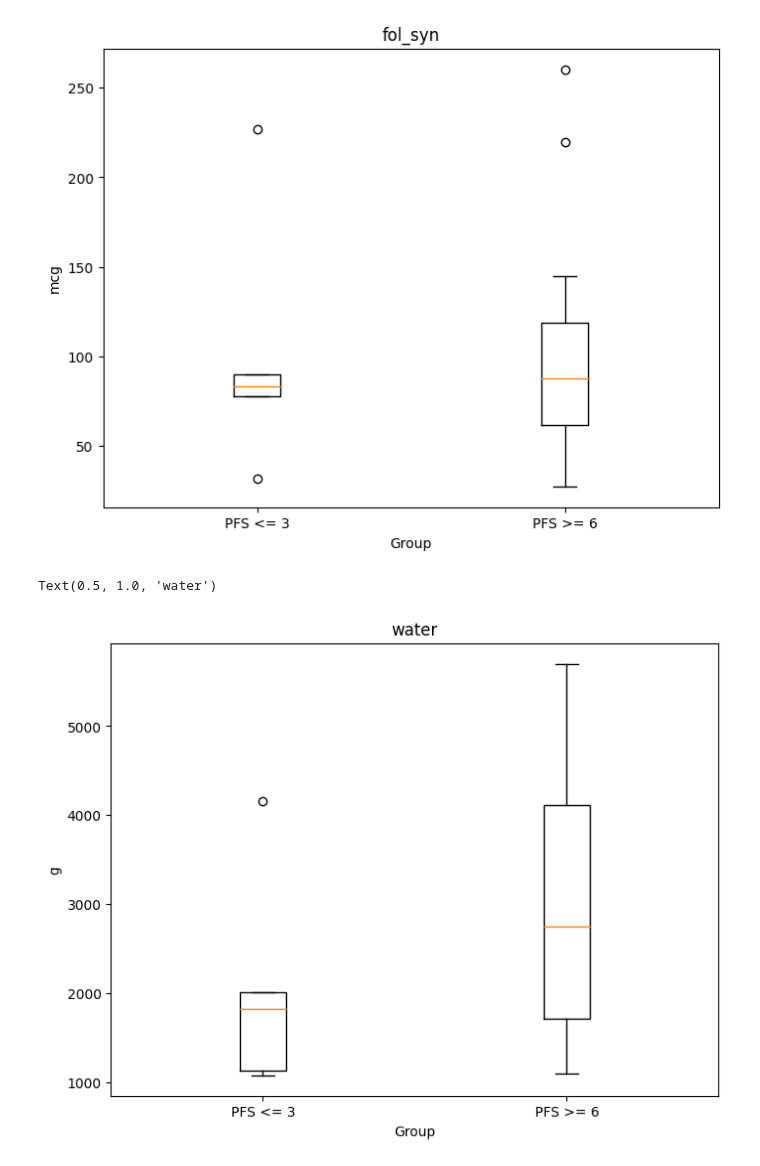
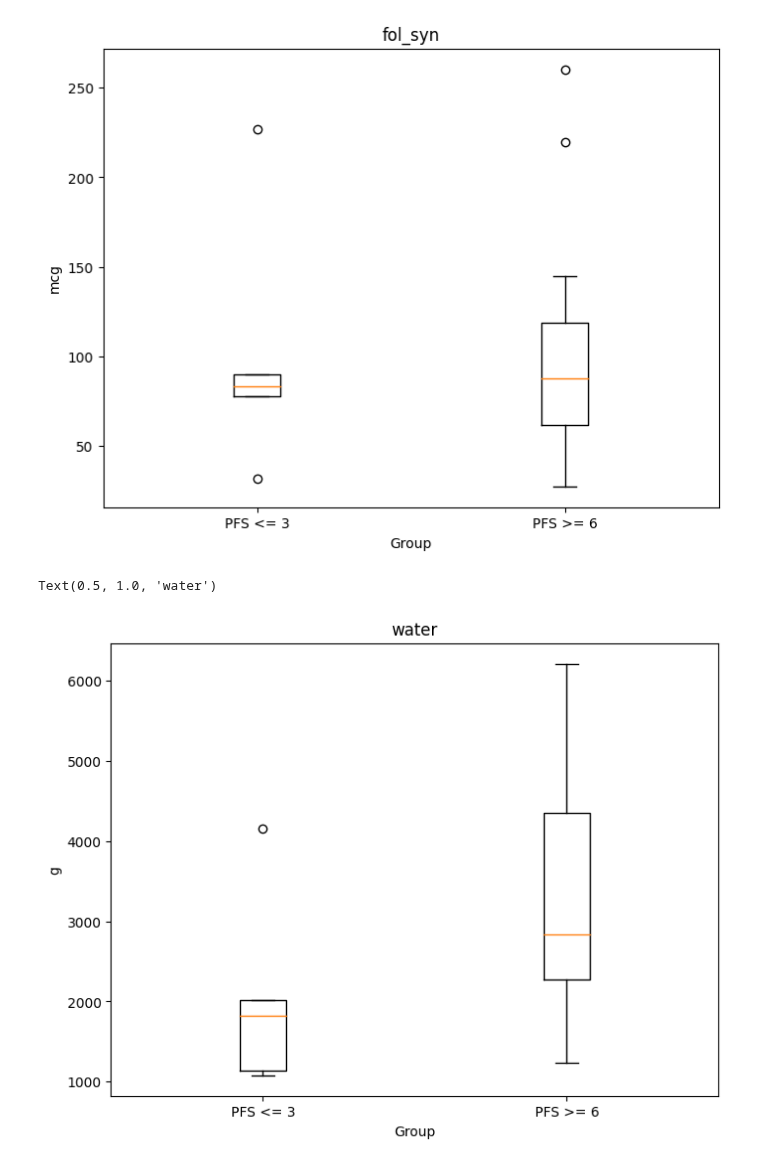
Before and after one commit to xuan13hao/data_analysis, a Jupyter notebook: Lung_Cancer_Research/Analysis.ipynb, the cells around one changed output. Drawn from its saved outputs; the diff is of its cells as text; code cells hidden in the pictures.

```diff
--- a/Lung_Cancer_Research/Analysis.ipynb
+++ b/Lung_Cancer_Research/Analysis.ipynb
@@ -556,17 +546,17 @@ Text(0.5, 1.0, 'fol_syn')
 # %%
 # Step 2: Filter avcarb values based on PFS_3
 glycine_0_6 = data_f[data_f['PFS_3_6'] == 0]['water']
-glycine_1_6 = data_f[data_f['PFS_3_6'] == 1]['water']
+glycine_1_6 = data_f[data_f['PFS_3_6'] == 2]['water']
 # Step 3: Plotting the boxplot
 plt.figure(figsize=(8, 6))  # Adjust the figure size if needed
 
 # Create a boxplot
 plt.boxplot([glycine_0_6, glycine_1_6], labels=['PFS <= 3', 'PFS >= 6'])
 
 # Set labels and title
 plt.xlabel('Group')
 plt.ylabel('g')
 plt.title('water')
 # %% [output]
 Text(0.5, 1.0, 'water')
-[figure, old version]
+[figure, new version]
```
Also changed, not shown: parts of 6 cells of this notebook, 3 other files.
